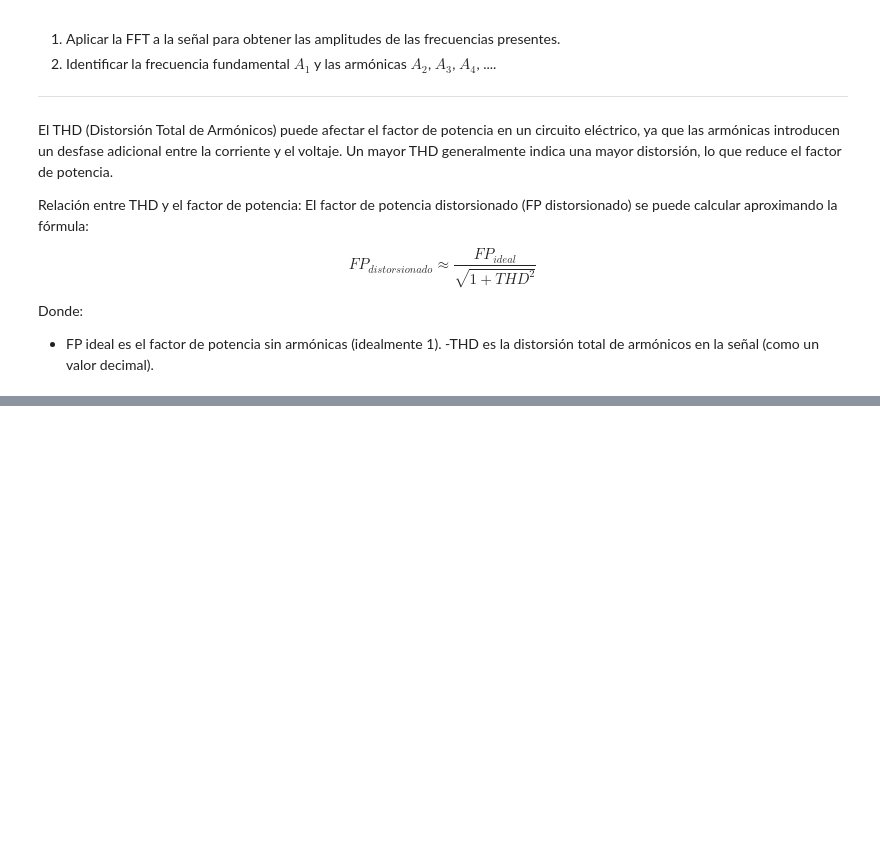
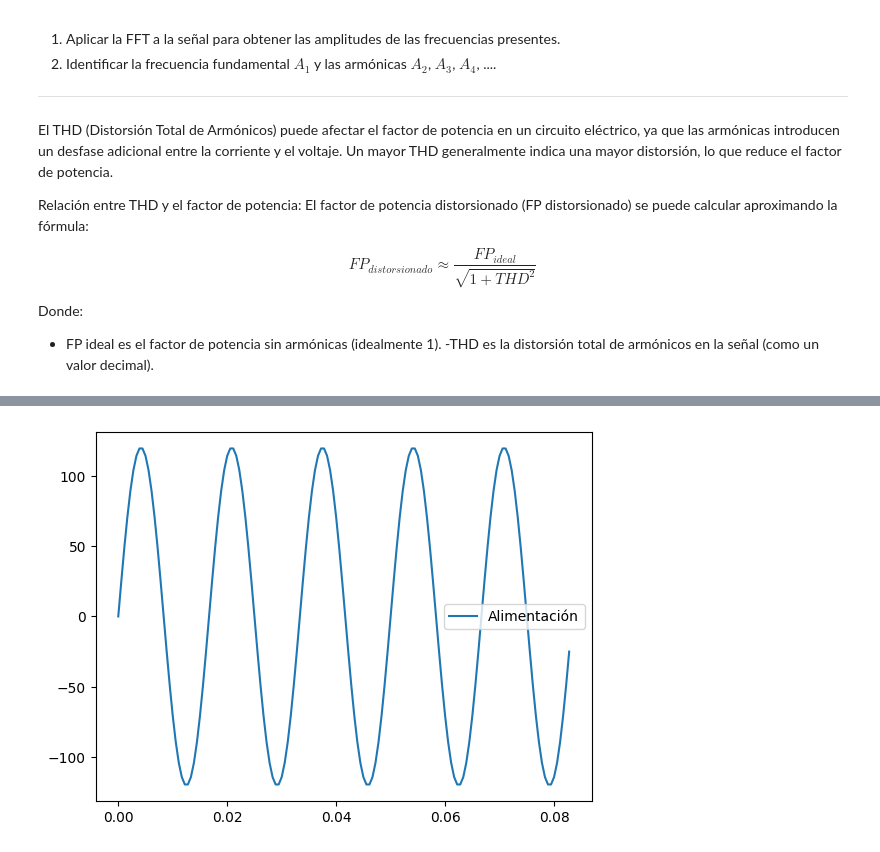
Before and after one commit to Cristian2820/Senales-y-sistemas, a Jupyter notebook: Parcial_2S2.ipynb, the cells around one changed output, grey strips where cells are left out. Drawn from its saved outputs; the diff is of its cells as text; code cells hidden in the pictures; blank space fills up the shorter version.

```diff
--- a/Parcial_2S2.ipynb
+++ b/Parcial_2S2.ipynb
@@ -412,0 +586,14 @@ Donde:
+# %%
+Fo = 60 #frec alimentación
+Fs = 30*Fo #frecuencia muestreo
+To = 1/Fo #periodo fundamental
+Ts = 1/Fs #periodo muestreo
+t = np.arange(0, 5*To,Ts) # se simulan 5 peridos de alimentación con un muestreo segun Ts
+A = 120 #amplitud entrada
+#función de entrada aproximada como onda senoidal rectificada completa
+in_o = A*(np.sin(2*np.pi*Fo*t))
+rec_c = sig.square(2*np.pi*Fo*t)#función tren de pulsos para simular señal rectificada
+#Para rectificador de media onda:
+rec_m = 0.5*(sig.square(2*np.pi*Fo*t)+1)
+in_ = in_o * rec_c #si se quiere probar con rec media onda multiplicar por rec_m
+out = G_n.output(in_, T=t)[1] #evaluar salida ante entrada rectificada mediante aproximacion numérica de scipy
@@ -412,0 +608,7 @@ Donde:
+# %%
+#señales de alimentación y tren de pulsos
+plt.plot(t,in_o,label='Alimentación')
+plt.legend()
+plt.show()
+# %% [output]
+[figure, added]
```
Also changed, not shown: parts of 51 cells of this notebook.
